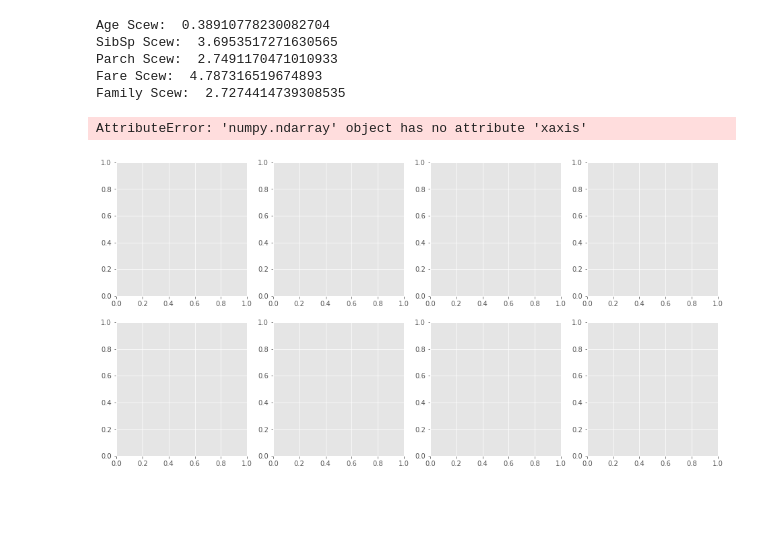
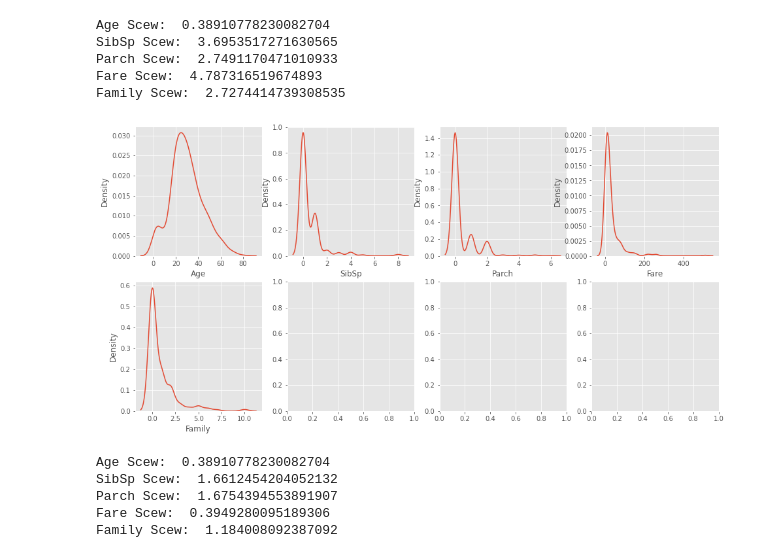
Before and after one commit to ozingmw/Hands-On_ML_Repo, a Jupyter notebook: titanic_up.ipynb, the cells around one changed output. Cells and saved outputs as stored; diff of their text form; code cells hidden in the pictures; blank space fills up the shorter version.

```diff
--- a/titanic_up.ipynb
+++ b/titanic_up.ipynb
@@ -158,8 +159,14 @@ Family Scew:  2.7274414739308535
 # %%
 fig, ax = plt.subplots(2, 4, figsize=(16, 8))
 
-for xint in range(5):
-    sns.kdeplot(x=numeric_feature[xint], data=train_data, ax=ax[xint])
+xvalue, yvalue = 0, 0
+
+for index in range(len(numeric_feature)):
+    sns.kdeplot(x=numeric_feature[index], data=train_data, ax=ax[yvalue][xvalue])
+    if xvalue == 3:
+        xvalue = 0
+        yvalue += 1
+    else:
+        xvalue += 1
 # %% [output]
-AttributeError: 'numpy.ndarray' object has no attribute 'xaxis'
-[figure, old version]
+[figure, new version]
@@ -167,0 +183,9 @@ train_data
+# %%
+for xstr in numeric_feature:
+    print(xstr, "Scew: ", train_data[xstr].skew())
+# %% [output]
+Age Scew:  0.38910778230082704
+SibSp Scew:  1.6612454204052132
+Parch Scew:  1.6754394553891907
+Fare Scew:  0.3949280095189306
+Family Scew:  1.184008092387092
```
Also changed, not shown: parts of 6 cells of this notebook.
